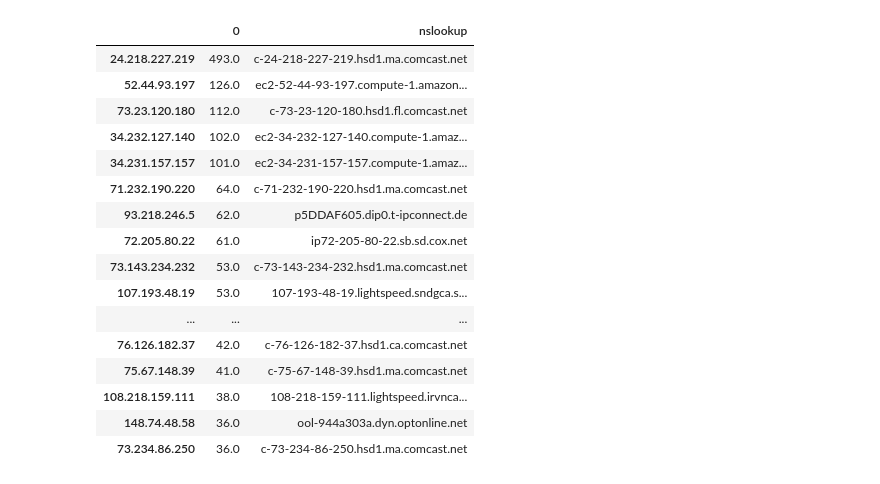
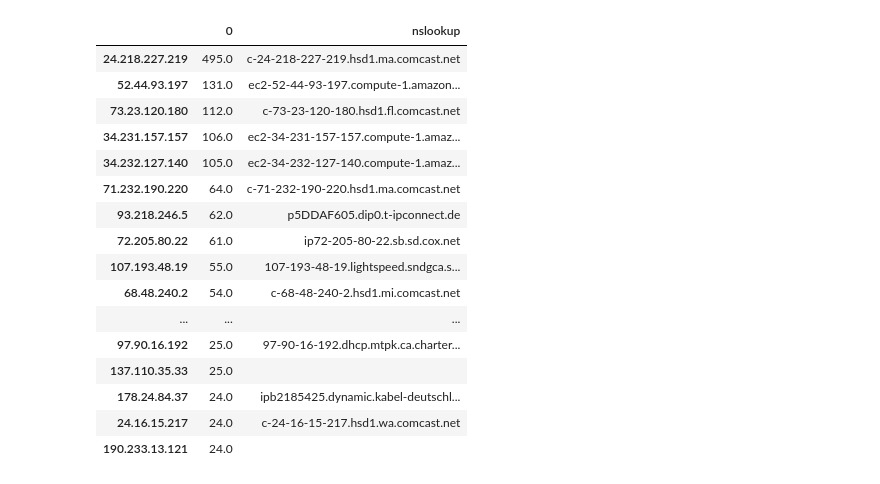
Before and after one commit to EarthBigData/covid19, a Jupyter notebook: logs.ipynb, the cells around one changed output. Saved outputs shown, nothing was run; the diff lists cells and outputs as text; code cells hidden in the pictures.

```diff
--- a/logs.ipynb
+++ b/logs.ipynb
@@ -62,25 +65,25 @@ for i in access_count.index:
     except:
         pass
 # %%
-access_count.head(20)
+access_count.head(40)
 # %% [output]
 |  | 0 | nslookup |
-| 24.218.227.219 | 493.0 | c-24-218-227-219.hsd1.ma.comcast.net |
-| 52.44.93.197 | 126.0 | ec2-52-44-93-197.compute-1.amazon... |
+| 24.218.227.219 | 495.0 | c-24-218-227-219.hsd1.ma.comcast.net |
+| 52.44.93.197 | 131.0 | ec2-52-44-93-197.compute-1.amazon... |
 | 73.23.120.180 | 112.0 | c-73-23-120-180.hsd1.fl.comcast.net |
-| 34.232.127.140 | 102.0 | ec2-34-232-127-140.compute-1.amaz... |
-| 34.231.157.157 | 101.0 | ec2-34-231-157-157.compute-1.amaz... |
+| 34.231.157.157 | 106.0 | ec2-34-231-157-157.compute-1.amaz... |
+| 34.232.127.140 | 105.0 | ec2-34-232-127-140.compute-1.amaz... |
 | 71.232.190.220 | 64.0 | c-71-232-190-220.hsd1.ma.comcast.net |
 | 93.218.246.5 | 62.0 | p5DDAF605.dip0.t-ipconnect.de |
 | 72.205.80.22 | 61.0 | ip72-205-80-22.sb.sd.cox.net |
-| 73.143.234.232 | 53.0 | c-73-143-234-232.hsd1.ma.comcast.net |
-| 107.193.48.19 | 53.0 | 107-193-48-19.lightspeed.sndgca.s... |
+| 107.193.48.19 | 55.0 | 107-193-48-19.lightspeed.sndgca.s... |
+| 68.48.240.2 | 54.0 | c-68-48-240-2.hsd1.mi.comcast.net |
 | ... | ... | ... |
-| 76.126.182.37 | 42.0 | c-76-126-182-37.hsd1.ca.comcast.net |
-| 75.67.148.39 | 41.0 | c-75-67-148-39.hsd1.ma.comcast.net |
-| 108.218.159.111 | 38.0 | 108-218-159-111.lightspeed.irvnca... |
-| 148.74.48.58 | 36.0 | ool-944a303a.dyn.optonline.net |
-| 73.234.86.250 | 36.0 | c-73-234-86-250.hsd1.ma.comcast.net |
+| 97.90.16.192 | 25.0 | 97-90-16-192.dhcp.mtpk.ca.charter... |
+| 137.110.35.33 | 25.0 |  |
+| 178.24.84.37 | 24.0 | ipb2185425.dynamic.kabel-deutschl... |
+| 24.16.15.217 | 24.0 | c-24-16-15-217.hsd1.wa.comcast.net |
+| 190.233.13.121 | 24.0 |  |
 # %%
 len(list(ip_dict.keys()))
 # %% [output]
```
Also changed, not shown: parts of 3 cells of this notebook, 1 other file.
